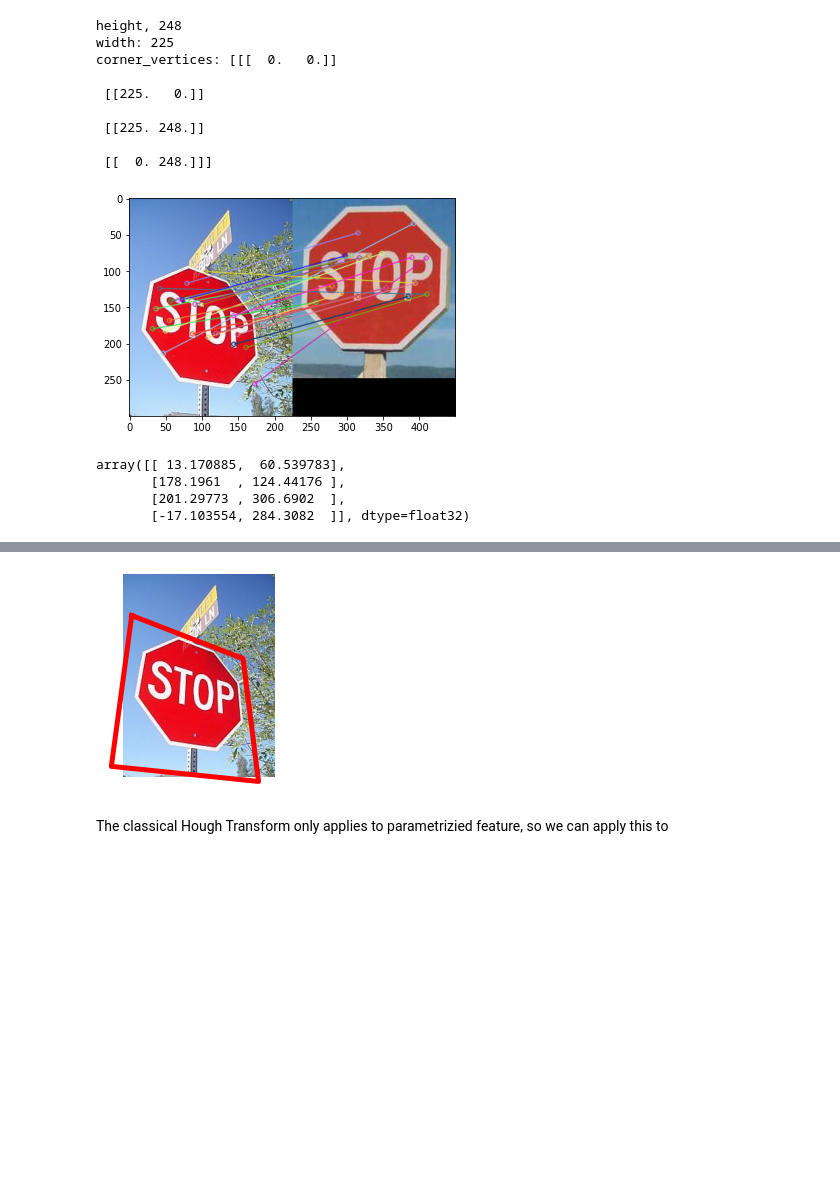
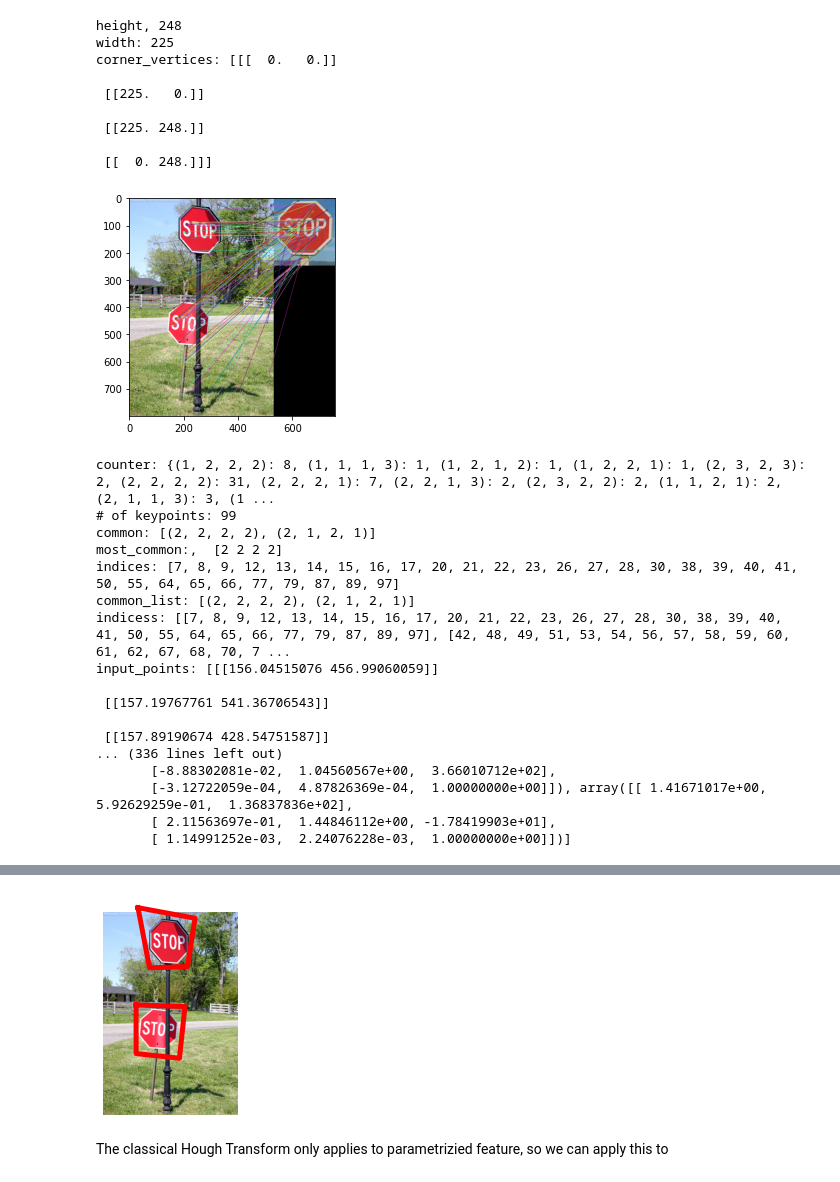
Before and after one commit to richardxd/Computer-Vision-Image-Detection-Project, a Jupyter notebook: detection.ipynb, the cells around one changed output, grey strips where cells are left out. Saved outputs shown, nothing was run; the diff lists cells and outputs as text; code cells hidden in the pictures; blank space fills up the shorter version.

Commit message:
multi detection updated

```diff
--- a/detection.ipynb
+++ b/detection.ipynb
@@ -171,14 +216,17 @@ def counting_vote (lists):
 # this finishes step 4 of the outline
 def find_homography(src_pts, dst_pts):
     # source: https://docs.opencv.org/3.4/d1/de0/tutorial_py_feature_homography.html
-    M, mask =  cv.findHomography(src_pts, dst_pts, cv.RANSAC, 5.0)
-    matchesMask = mask.ravel().tolist()
-    indices = []
-    for i,match in enumerate(matchesMask):
-        if match == 1:
-            indices.append(i)
-    homography_matrix, mask = cv.findHomography(src_pts[indices], dst_pts[indices], cv.RANSAC, 5.0)
-    return homography_matrix
+    homography_matrices = []
+    for k in range(len(src_pts)):
+        M, mask =  cv.findHomography(src_pts[k], dst_pts[k], cv.RANSAC, 5.0)
+        matchesMask = mask.ravel().tolist()
+        indices = []
+        for i,match in enumerate(matchesMask):
+            if match == 1:
+                indices.append(i)
+        homography_matrix, mask = cv.findHomography(src_pts[k][indices], dst_pts[k][indices], cv.RANSAC, 5.0)
+        homography_matrices.append(homography_matrix)
+    return homography_matrices
 # %%
 # apply homography to the bounding rectangle to get the final rectangle
 # this finishes step 5 of the outline
@@ -201,50 +249,81 @@ def detect_image(reference_image, input_image,num):
     print("corner_vertices:" ,corner_vertices)
     input_keypoints, ref_keypoints = matching(reference_image=reference_image, input_image=input_image)
     input_points, ref_points = hough_transform(reference_image=reference_image,input_keypoints=input_keypoints, ref_keypoints=ref_keypoints,num=num)
-    homography_matrix = find_homography(src_pts=ref_points, dst_pts=input_points)
+    homography_matrices = find_homography(src_pts=ref_points, dst_pts=input_points)
     # source: https://www.programcreek.com/python/example/89377/cv2.perspectiveTransform
-    bounding_rectangle = cv.perspectiveTransform(corner_vertices, homography_matrix).squeeze()
+    bounding_rectangles = []
+    print("homography_matrices:", homography_matrices)
+    for i in range(len(homography_matrices)):
+
+        bounding_rectangle = cv.perspectiveTransform(corner_vertices, homography_matrices[i]).squeeze()
+
 
     # bounding_box =
 
 # todo: refactor
-    corner_vertices = corner_vertices.squeeze()
+        corner_vertices = corner_vertices.squeeze()
     # xs = list(corner_vertices[:, 0].flatten()) + [corner_vertices[0, 0]]
     # ys = list(corner_vertices[:, 1].flatten()) + [corner_vertices[0, 1]]
-    xs = list(bounding_rectangle[:, 0].flatten()) + [bounding_rectangle[0, 0]]
-    ys = list(bounding_rectangle[:, 1].flatten()) + [bounding_rectangle[0, 1]]
-    plt.imshow(input_image)
-    plt.axis('off')
-    plt.plot(xs, ys, 'r', linewidth=5)
+        xs = list(bounding_rectangle[:, 0].flatten()) + [bounding_rectangle[0, 0]]
+        ys = list(bounding_rectangle[:, 1].flatten()) + [bounding_rectangle[0, 1]]
+        plt.imshow(input_image)
+        plt.axis('off')
+        plt.plot(xs, ys, 'r', linewidth=5)
+        bounding_rectangles.append(bounding_rectangle)
+        corner_vertices = np.array([
+            [0,0],
+            [width,0],
+            [width,height],
+            [0,height]
+        ]).astype(np.float32).reshape(-1,1,2)
 
-    return bounding_rectangle
+    return bounding_rectangles
 
 # input_image = imread('stopsign/stop1.jpg')
 # detect_image(reference_image=reference_image, input_image= input_image, num=3)
 
 # input_image = imread('stopsign/stop2.jpg')
 # detect_image(reference_image=reference_image, input_image= input_image, num=3)
 
 # input_image = imread('stopsign/stop3.jpg')
 # detect_image(reference_image=reference_image, input_image= input_image, num=3)
 
 # input_image = imread('stopsign/stop4.jpg')
 # detect_image(reference_image=reference_image, input_image= input_image, num=3)
 
 input_image = imread('stopsign/stop5.jpg')
 detect_image(reference_image=reference_image, input_image= input_image, num=3)
+
+# input_image = imread('stopsign/stop5.jpg')
+# detect_image(reference_image=reference_image, input_image= input_image, num=3)
+
+# input_image = imread('chewinggum/three3.jpeg')
+# detect_image(reference_image=reference_image, input_image= input_image, num=3)
 # %% [output]
 height, 248
 width: 225
 corner_vertices: [[[  0.   0.]]
 
  [[225.   0.]]
 
  [[225. 248.]]
 
  [[  0. 248.]]]
-[figure, old version]
+[figure, new version]
-array([[ 13.170885,  60.539783],
-       [178.1961  , 124.44176 ],
-       [201.29773 , 306.6902  ],
-       [-17.103554, 284.3082  ]], dtype=float32)
+counter: {(1, 2, 2, 2): 8, (1, 1, 1, 3): 1, (1, 2, 1, 2): 1, (1, 2, 2, 1): 1, (2, 3, 2, 3): 2, (2, 2, 2, 2): 31, (2, 2, 2, 1): 7, (2, 2, 1, 3): 2, (2, 3, 2, 2): 2, (1, 1, 2, 1): 2, (2, 1, 1, 3): 3, (1 ...
+# of keypoints: 99
+common: [(2, 2, 2, 2), (2, 1, 2, 1)]
+most_common:,  [2 2 2 2]
+indices: [7, 8, 9, 12, 13, 14, 15, 16, 17, 20, 21, 22, 23, 26, 27, 28, 30, 38, 39, 40, 41, 50, 55, 64, 65, 66, 77, 79, 87, 89, 97]
+common_list: [(2, 2, 2, 2), (2, 1, 2, 1)]
+indicess: [[7, 8, 9, 12, 13, 14, 15, 16, 17, 20, 21, 22, 23, 26, 27, 28, 30, 38, 39, 40, 41, 50, 55, 64, 65, 66, 77, 79, 87, 89, 97], [42, 48, 49, 51, 53, 54, 56, 57, 58, 59, 60, 61, 62, 67, 68, 70, 7 ...
+input_points: [[[156.04515076 456.99060059]]
+
+ [[157.19767761 541.36706543]]
+
+ [[157.89190674 428.54751587]]
+... (336 lines left out)
+       [-8.88302081e-02,  1.04560567e+00,  3.66010712e+02],
+       [-3.12722059e-04,  4.87826369e-04,  1.00000000e+00]]), array([[ 1.41671017e+00,  5.92629259e-01,  1.36837836e+02],
+       [ 2.11563697e-01,  1.44846112e+00, -1.78419903e+01],
+       [ 1.14991252e-03,  2.24076228e-03,  1.00000000e+00]])]
@@ -251,3 +338,3 @@ array([[ 13.170885,  60.539783],
-[figure, old version]
+[figure, new version]
 # %% [markdown]
 The classical Hough Transform only applies to parametrizied feature, so we can apply this to
```
Also changed, not shown: parts of 3 cells of this notebook.
